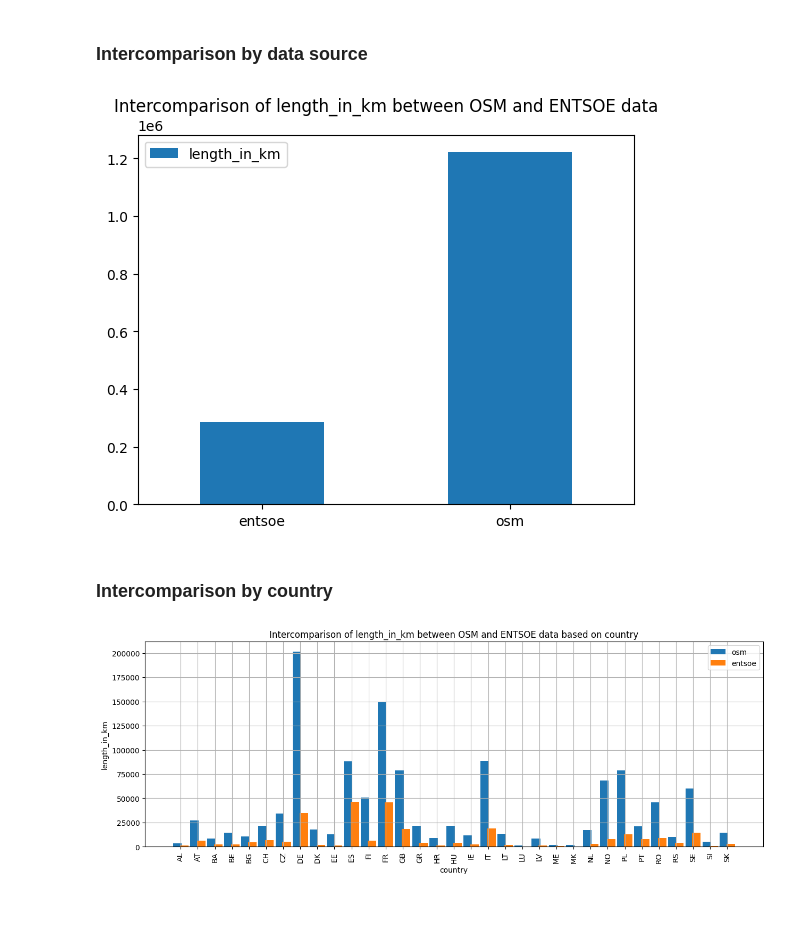
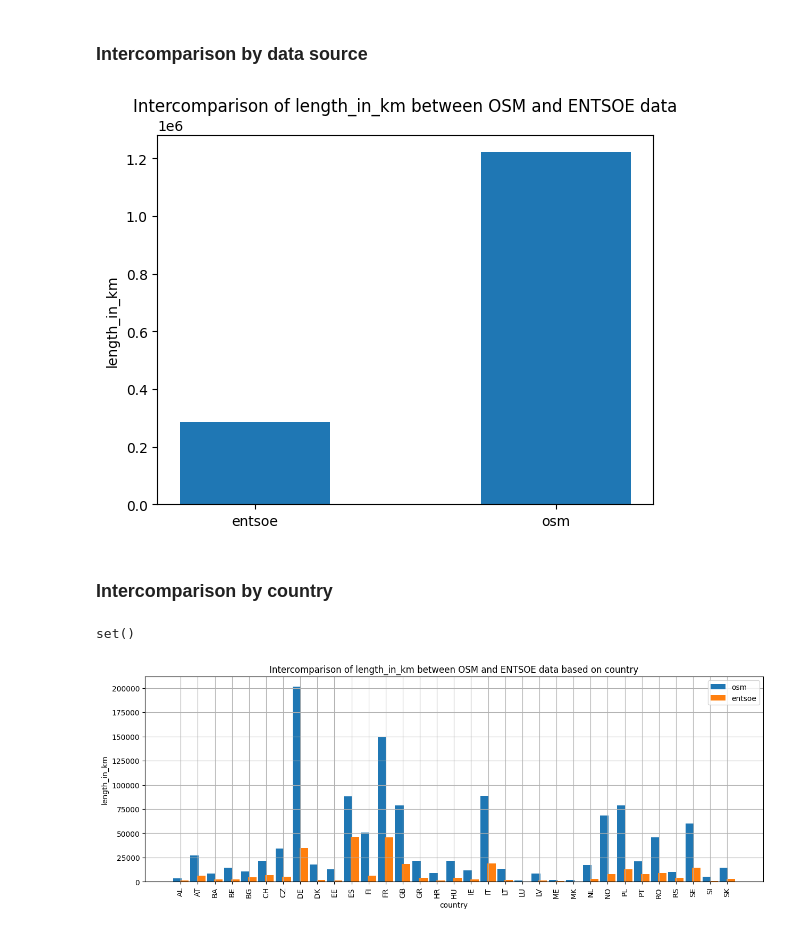
Before and after one commit to pypsa-meets-earth/documentation, a Jupyter notebook: notebooks/network_analysis_comparison_between_osm_and_pypsa_rur_data.ipynb, the cells around one changed output. Saved outputs shown, nothing was run; the diff lists cells and outputs as text; code cells hidden in the pictures.

```diff
--- a/notebooks/network_analysis_comparison_between_osm_and_pypsa_rur_data.ipynb
+++ b/notebooks/network_analysis_comparison_between_osm_and_pypsa_rur_data.ipynb
@@ -52,36 +52,28 @@ INFO:pypsa.io:Imported network elec-osm.nc has buses, carriers, generators, line
 # %% [markdown]
 ### Intercomparison by data source
 # %%
-# calculate length_in_km for volatage greater than 220kV and only AC lines for both the OSM data and PyPSA-Eur data
+# Calculate length_in_km for voltage greater than 220kV or High Voltage (hv) and only AC lines for both the OSM data and PyPSA-Eur data
 
-# filter for voltage greater than 220kV for entsoe data
-entose_220 = entsoe.lines[entsoe.lines.v_nom >= 220.0]
+# Filter for voltage greater than 220kV for entsoe data
+entsoe_hv = entsoe.lines[entsoe.lines.v_nom >= 220.0]
 
-# sum of length and num_parallel on the filtered data
-entsoe_length_in_km = sum(entose_220['length'] * entose_220['num_parallel'])
+# Sum of length and num_parallel on the filtered data
+entsoe_length_in_km = sum(entsoe_hv['length'] * entsoe_hv['num_parallel'])
 
-# filter for voltage greater than 220kV and AC lines only for osm data
-osm_220 = osm.lines[(osm.lines.v_nom >= 220.0) & (osm.lines.dc == False)]
+# Filter for voltage greater than 220kV and AC lines only for osm data
+osm_hv = osm.lines[(osm.lines.v_nom >= 220.0) & (osm.lines.dc == False)]
 
-# sum of length and num parellel on the filtered data
-osm_length_in_km = sum(osm_220['length'] * osm_220['num_parallel'])
+# Sum of length and num_parallel on the filtered data
+osm_length_in_km = sum(osm_hv['length'] * osm_hv['num_parallel'])
 
-# dataframe to store the
-df = pd.DataFrame(
-    {'columns': ['entsoe', 'osm'],
-     'length_in_km': [entsoe_length_in_km, osm_length_in_km]
-     })
-
-# plot the dataframe data
-ax = df.plot.bar(
-    x='columns',
-    y='length_in_km',
-    rot=0,
-    xlabel='',
-    title="Intercomparison of length_in_km between OSM and ENTSOE data"
-)
+# Create a bar
+plt.bar(['entsoe', 'osm'], [entsoe_length_in_km, osm_length_in_km], 0.5)
+plt.title("Intercomparison of length_in_km between OSM and ENTSOE data")
+plt.xlabel('')
+plt.ylabel('length_in_km')
+plt.show()
 # %% [output]
-[figure, old version]
+[figure, new version]
 # %% [markdown]
 ### Intercomparison by country
 # %%
@@ -116,13 +108,10 @@ osm_country_stats_length_in_km.reset_index(inplace=True)
 # %%
 # checking to see the country available in OSM data that is not in PyPSA-Eur data using a dictionary structure
 
-osm_dict = osm_country_stats_length_in_km['country'].to_dict()
-entsoe_dict = entsoe_merged_country_stats_length_in_km['country'].to_dict()
-
-# for loop to check present values in osm data that is not in entsoe data
-for idx in osm_dict.values():
-    if idx not in entsoe_dict.values():
-        print(idx)
+set(osm_country_stats_length_in_km['country']) - \
+    set(entsoe_merged_country_stats_length_in_km['country'])
+# %% [output]
+set()
 # %%
 #define figure size
 plt.figure(figsize=(15, 5))
```
Also changed, not shown: parts of 1 cell of this notebook.
